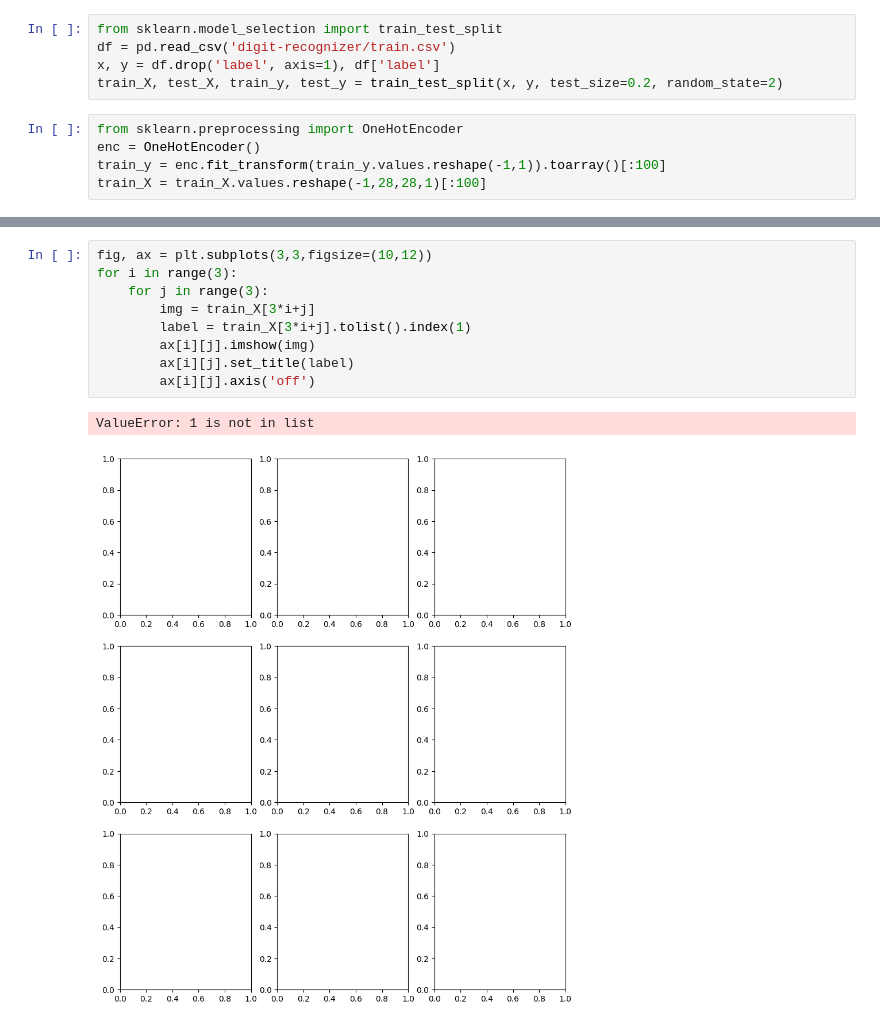
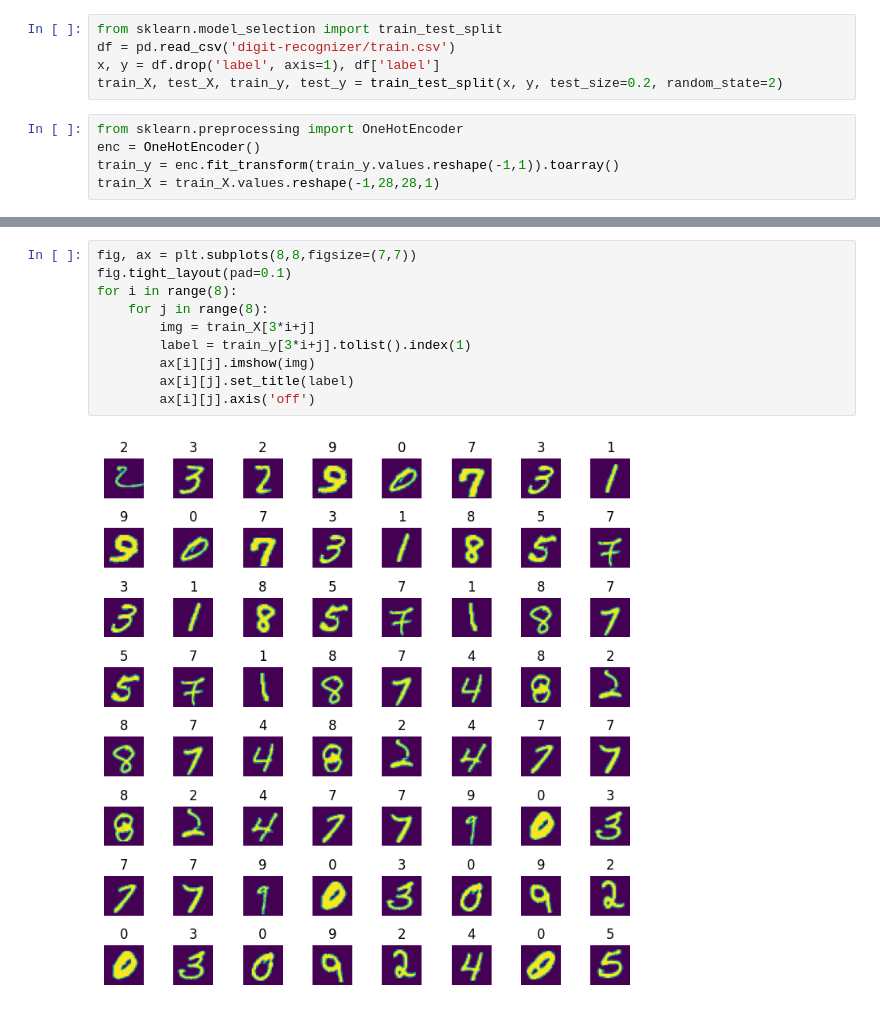
Before and after one commit to Darklaneanjana/ML_DL, a Jupyter notebook: Handwritten Digit Recognition/digitRecognize-CNN.ipynb, the cells around one changed output, grey strips where cells are left out. Saved outputs shown, nothing was run; the diff lists cells and outputs as text.

```diff
--- a/Handwritten Digit Recognition/digitRecognize-CNN.ipynb
+++ b/Handwritten Digit Recognition/digitRecognize-CNN.ipynb
@@ -29,5 +31,5 @@ train_X, test_X, train_y, test_y = train_test_split(x, y, test_size=0.2, random_
 # %%
 from sklearn.preprocessing import OneHotEncoder
 enc = OneHotEncoder()
-train_y = enc.fit_transform(train_y.values.reshape(-1,1)).toarray()[:100]
-train_X = train_X.values.reshape(-1,28,28,1)[:100]
+train_y = enc.fit_transform(train_y.values.reshape(-1,1)).toarray()
+train_X = train_X.values.reshape(-1,28,28,1)
@@ -36,12 +47,12 @@ NameError: name 'enc' is not defined
 # %%
-fig, ax = plt.subplots(3,3,figsize=(10,12))
-for i in range(3):
-    for j in range(3):
+fig, ax = plt.subplots(8,8,figsize=(7,7))
+fig.tight_layout(pad=0.1)
+for i in range(8):
+    for j in range(8):
         img = train_X[3*i+j]
-        label = train_X[3*i+j].tolist().index(1)
+        label = train_y[3*i+j].tolist().index(1)
         ax[i][j].imshow(img)
         ax[i][j].set_title(label)
         ax[i][j].axis('off')
 # %% [output]
-ValueError: 1 is not in list
-[figure, old version]
+[figure, new version]
```
Also changed, not shown: parts of 16 cells of this notebook, 1 other file.
